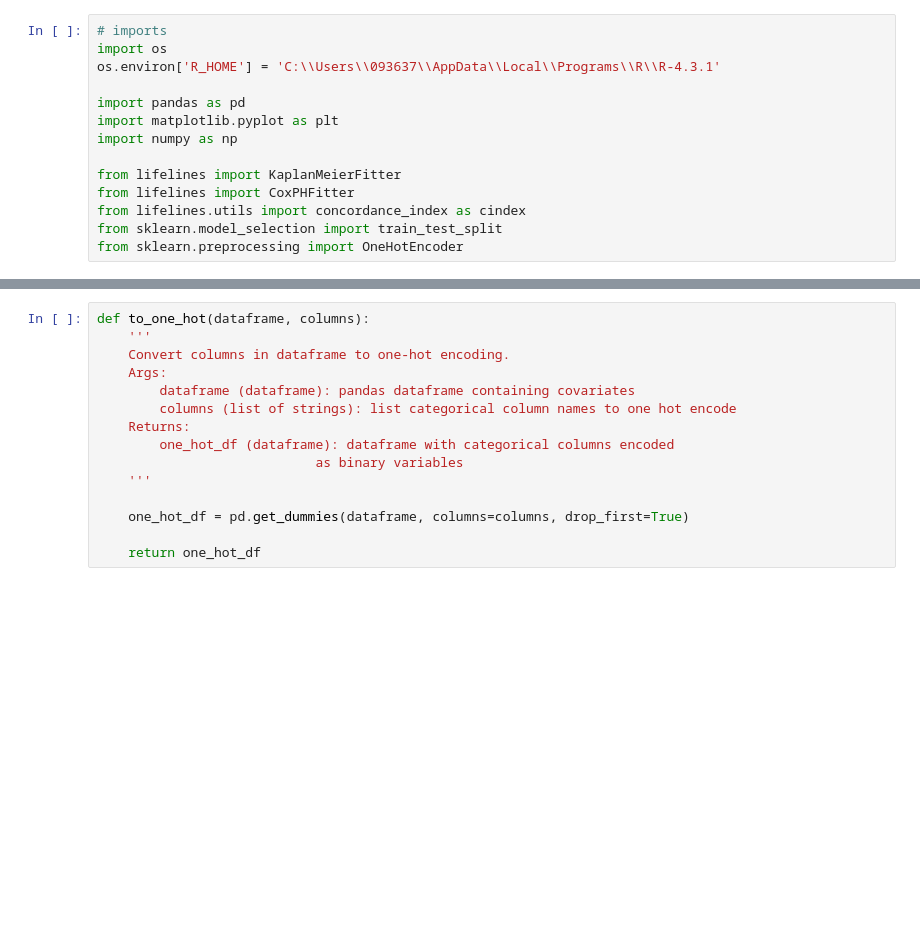
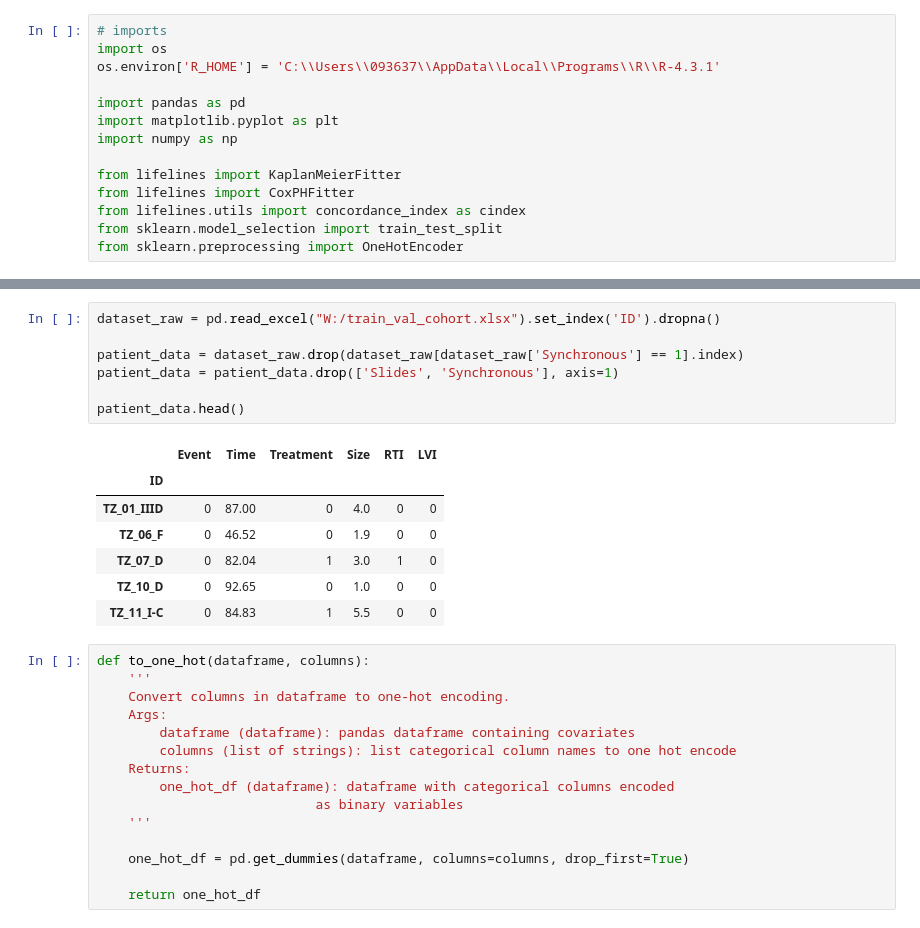
Before and after one commit to KoenKwakkenbos/EMC-Seminoma-Relapse, a Jupyter notebook: survival_model.ipynb, the cells around one changed output, grey strips where cells are left out. Cells and saved outputs as stored; diff of their text form; blank space fills up the shorter version.

```diff
--- a/survival_model.ipynb
+++ b/survival_model.ipynb
@@ -70,3 +15,18 @@ dataset_processed.drop((dataset_processed[dataset_processed['TimetoMetastasesOrE
+# %%
+dataset_raw = pd.read_excel("W:/train_val_cohort.xlsx").set_index('ID').dropna()
+
+patient_data = dataset_raw.drop(dataset_raw[dataset_raw['Synchronous'] == 1].index)
+patient_data = patient_data.drop(['Slides', 'Synchronous'], axis=1)
+
+patient_data.head()
+# %% [output]
+|  | Event | Time | Treatment | Size | RTI | LVI |
+| ID |  |  |  |  |  |  |
+| TZ_01_IIID | 0 | 87.00 | 0 | 4.0 | 0 | 0 |
+| TZ_06_F | 0 | 46.52 | 0 | 1.9 | 0 | 0 |
+| TZ_07_D | 0 | 82.04 | 1 | 3.0 | 1 | 0 |
+| TZ_10_D | 0 | 92.65 | 0 | 1.0 | 0 | 0 |
+| TZ_11_I-C | 0 | 84.83 | 1 | 5.5 | 0 | 0 |
 # %%
 def to_one_hot(dataframe, columns):
     '''
```
Also changed, not shown: parts of 21 cells of this notebook, 10 other files.
